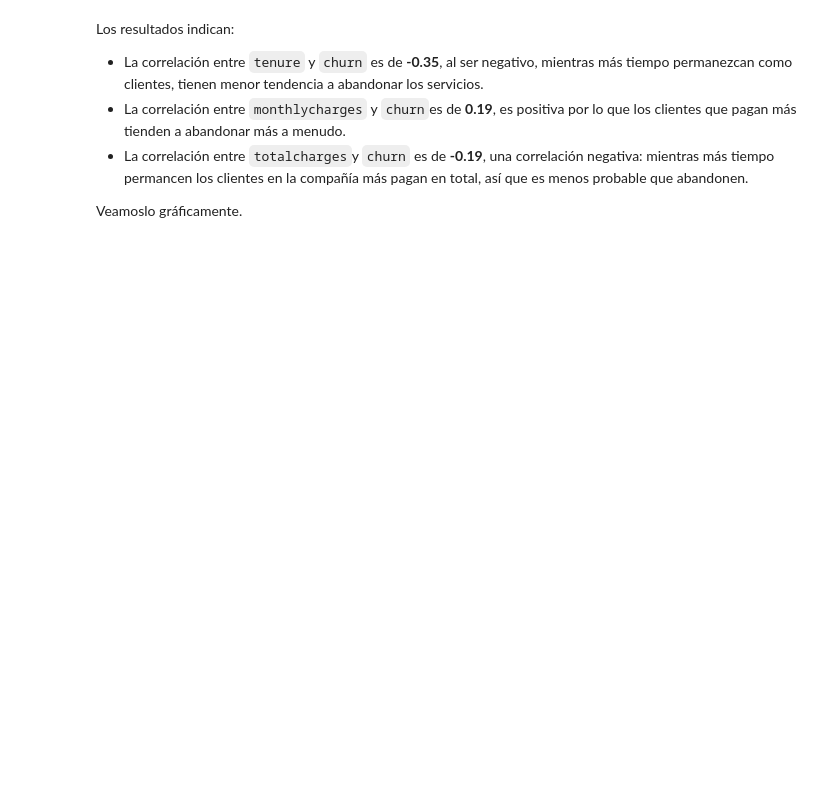
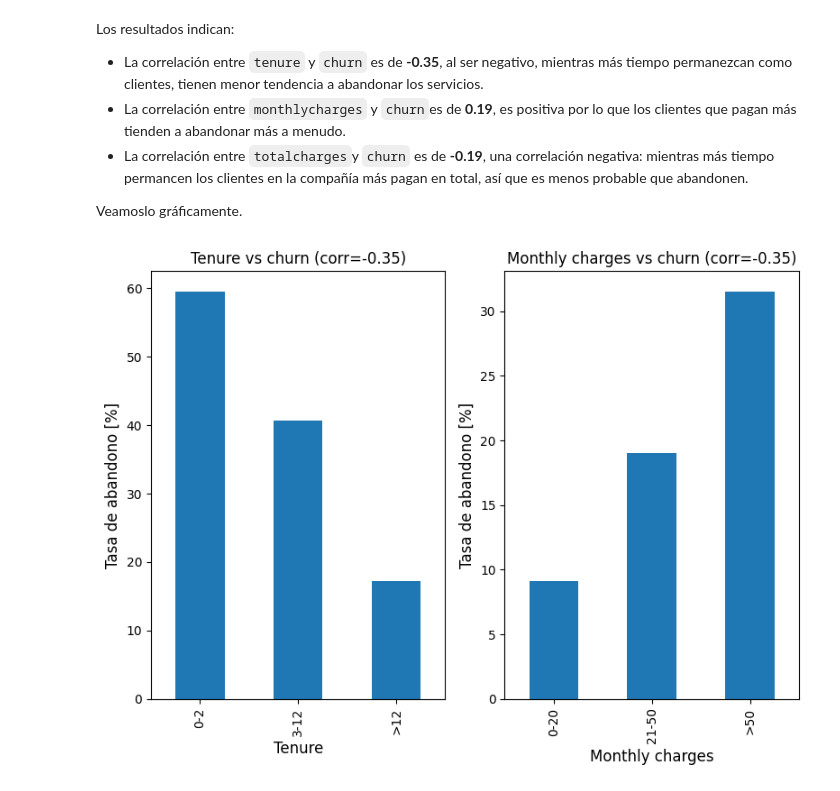
Before and after one commit to FranzValerio/churn-prediction, a Jupyter notebook: churn-predict.ipynb, the cells around one changed output. Cells and saved outputs as stored; diff of their text form; code cells hidden in the pictures; blank space fills up the shorter version.

Commit message:
project advance, including new images.

```diff
--- a/churn-predict.ipynb
+++ b/churn-predict.ipynb
@@ -438,25 +693,33 @@ Los resultados indican:
 # %%
 data_train_full['tenure_group'] = pd.cut(data_train_full['tenure'], bins = [0, 2, 12, np.inf], labels = ['0-2', '3-12', '>12'])
 
 data_train_full['monthly_group'] = pd.cut(data_train_full['monthlycharges'], bins = [0, 20, 50, np.inf], labels = ['0-20', '21-50', '>50'])
 
-tenure_churn_rate = data_train_full.groupby('tenure_gropu')['churn'].mean()*100
+tenure_churn_rate = data_train_full.groupby('tenure_group')['churn'].mean()*100
 
 monthly_charges_churn_rate = data_train_full.groupby('monthly_group')['churn'].mean()*100
 
-total_charges_churn_rate = data_train_full.groupby('totalcharges')['churn'].mean()*100
 
 tenure_corr = data_train_full.tenure.corr(data_train_full.churn)
 
 monthly_corr = data_train_full.monthlycharges.corr(data_train_full.churn)
 
-total_charges_corr = data_train_full.totalcharges.corr(data_train_full.churn)
 
-fig, axes = plt.subplots(1, 3 , figsize = (8,6))
+fig, axes = plt.subplots(1, 2 , figsize = (8,6))
 
 
-tenure_churn_rate.plot(kind='bar', ax=axes[0], color='gray')
+tenure_churn_rate.plot(kind='bar', ax=axes[0])
 axes[0].set_xlabel('Tenure', fontsize = 12)
-axes[0].set_ylabel('Tasa de abandono [%]')
+axes[0].set_ylabel('Tasa de abandono [%]', fontsize = 12)
+axes[0].set_title('Tenure vs churn (corr=-0.35)')
 
+
+monthly_charges_churn_rate.plot(kind = 'bar', ax = axes[1])
+axes[1].set_xlabel('Monthly charges', fontsize = 12)
+axes[1].set_ylabel('Tasa de abandono [%]', fontsize = 12)
+axes[1].set_title('Monthly charges vs churn (corr=-0.35)')
+
+plt.tight_layout()
 plt.show()
+# %% [output]
+[figure, added]
```
Also changed, not shown: parts of 54 cells of this notebook, 2 other files.
